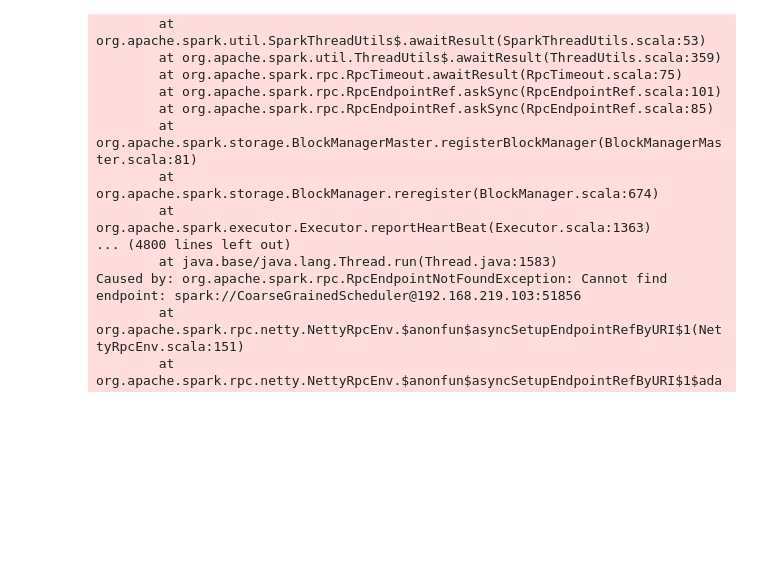
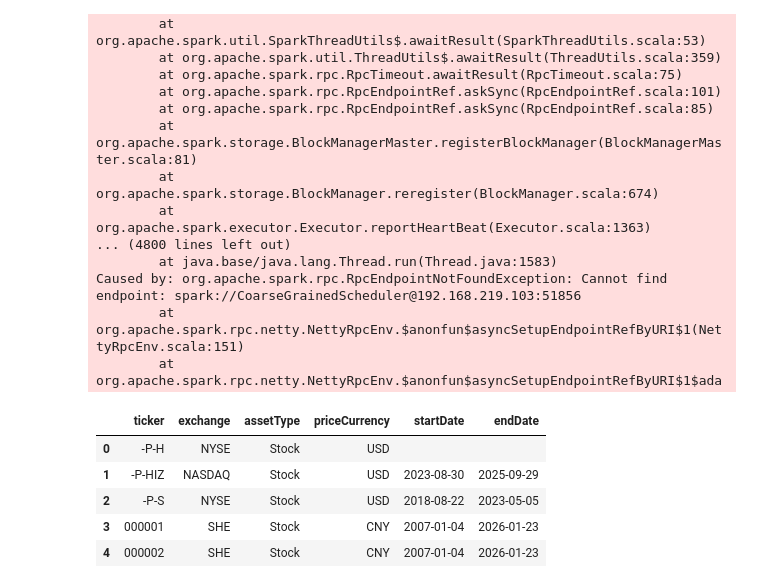
Before and after one commit to DevSmapy/Q-SEED, a Jupyter notebook: research/exploration.ipynb, the cells around one changed output. Drawn from its saved outputs; the diff is of its cells as text; code cells hidden in the pictures; blank space fills up the shorter version.

```diff
--- a/research/exploration.ipynb
+++ b/research/exploration.ipynb
@@ -363,0 +378,12 @@ spark = SparkSession.builder.appName("stock_db").getOrCreate()
+# %%
+tickers = client.list_stock_tickers()
+tickers_df = pd.DataFrame.from_records(tickers)
+
+tickers_df.head()
+# %% [output]
+|  | ticker | exchange | assetType | priceCurrency | startDate | endDate |
+| 0 | -P-H | NYSE | Stock | USD |  |  |
+| 1 | -P-HIZ | NASDAQ | Stock | USD | 2023-08-30 | 2025-09-29 |
+| 2 | -P-S | NYSE | Stock | USD | 2018-08-22 | 2023-05-05 |
+| 3 | 000001 | SHE | Stock | CNY | 2007-01-04 | 2026-01-23 |
+| 4 | 000002 | SHE | Stock | CNY | 2007-01-04 | 2026-01-23 |
```
Also changed, not shown: parts of 6 cells of this notebook.
